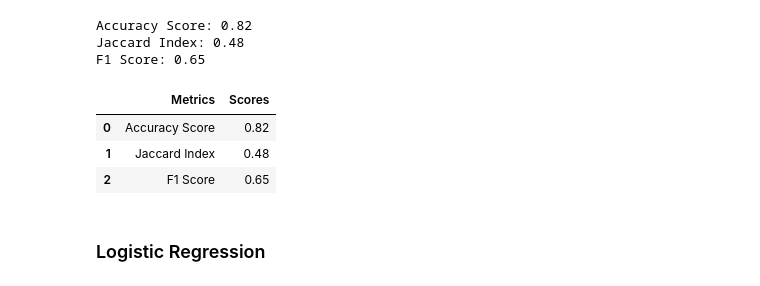
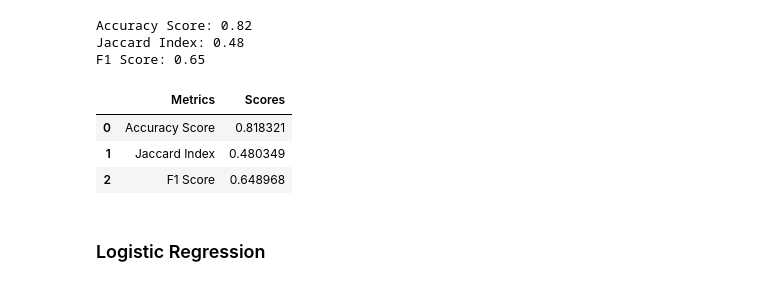
Before and after one commit to betopark97/IBM_DataScience, a Jupyter notebook: ML0101EN_SkillUp_FinalAssignment.jupyterlite.ipynb, the cells around one changed output. Cells and saved outputs as stored; diff of their text form; code cells hidden in the pictures.

```diff
--- a/ML0101EN_SkillUp_FinalAssignment.jupyterlite.ipynb
+++ b/ML0101EN_SkillUp_FinalAssignment.jupyterlite.ipynb
@@ -372,16 +372,16 @@ F1 Score: 0.65
 # %%
 Tree_report = pd.DataFrame({
     'Metrics':['Accuracy Score', 'Jaccard Index', 'F1 Score'],
     'Scores':[Tree_Accuracy_Score, Tree_JaccardIndex, Tree_F1_Score]
 })
 
-Tree_report.Scores = Tree_report.Scores.round(2)
+Tree_report.Scores = Tree_report.Scores
 Tree_report
 # %% [output]
 |  | Metrics | Scores |
-| 0 | Accuracy Score | 0.82 |
-| 1 | Jaccard Index | 0.48 |
-| 2 | F1 Score | 0.65 |
+| 0 | Accuracy Score | 0.818321 |
+| 1 | Jaccard Index | 0.480349 |
+| 2 | F1 Score | 0.648968 |
 # %% [markdown]
 ### Logistic Regression
 # %% [markdown]
```
Also changed, not shown: parts of 4 cells of this notebook.
